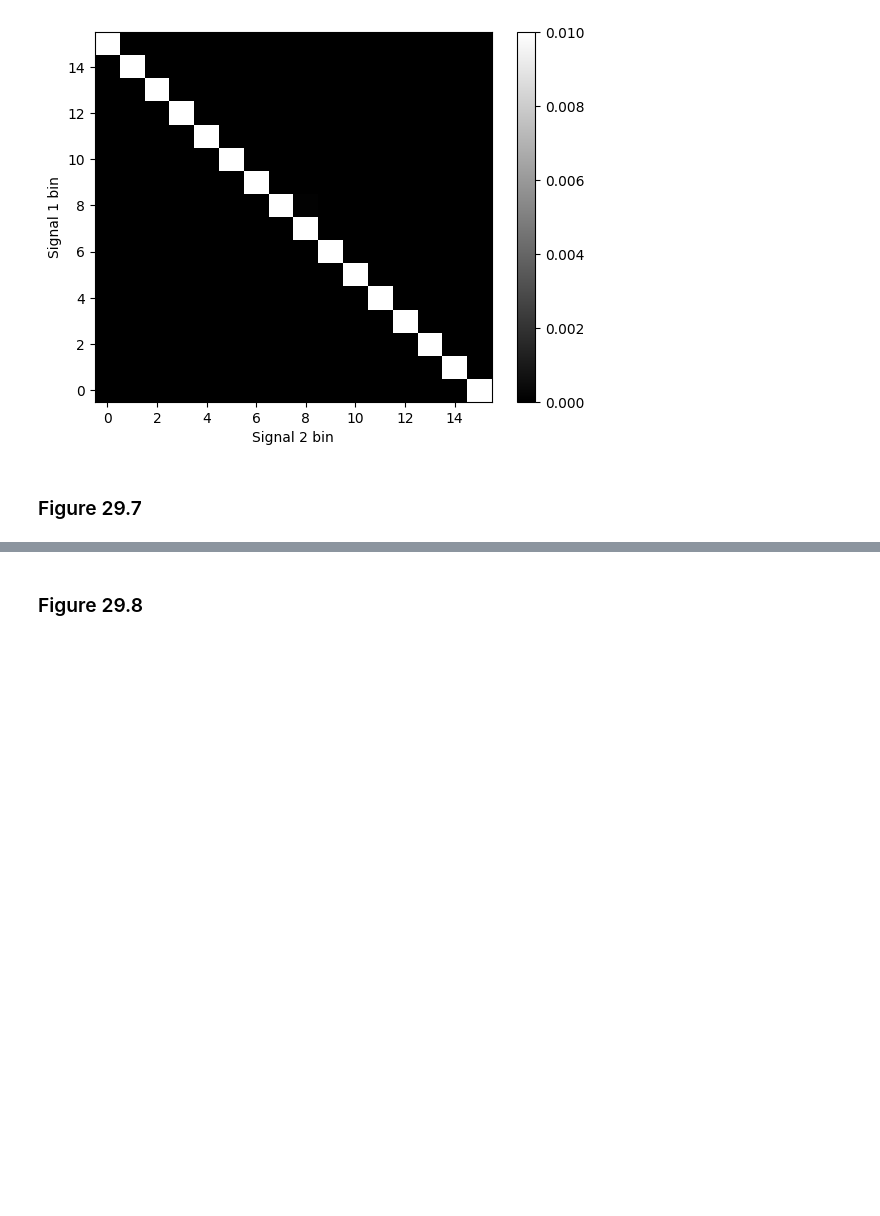
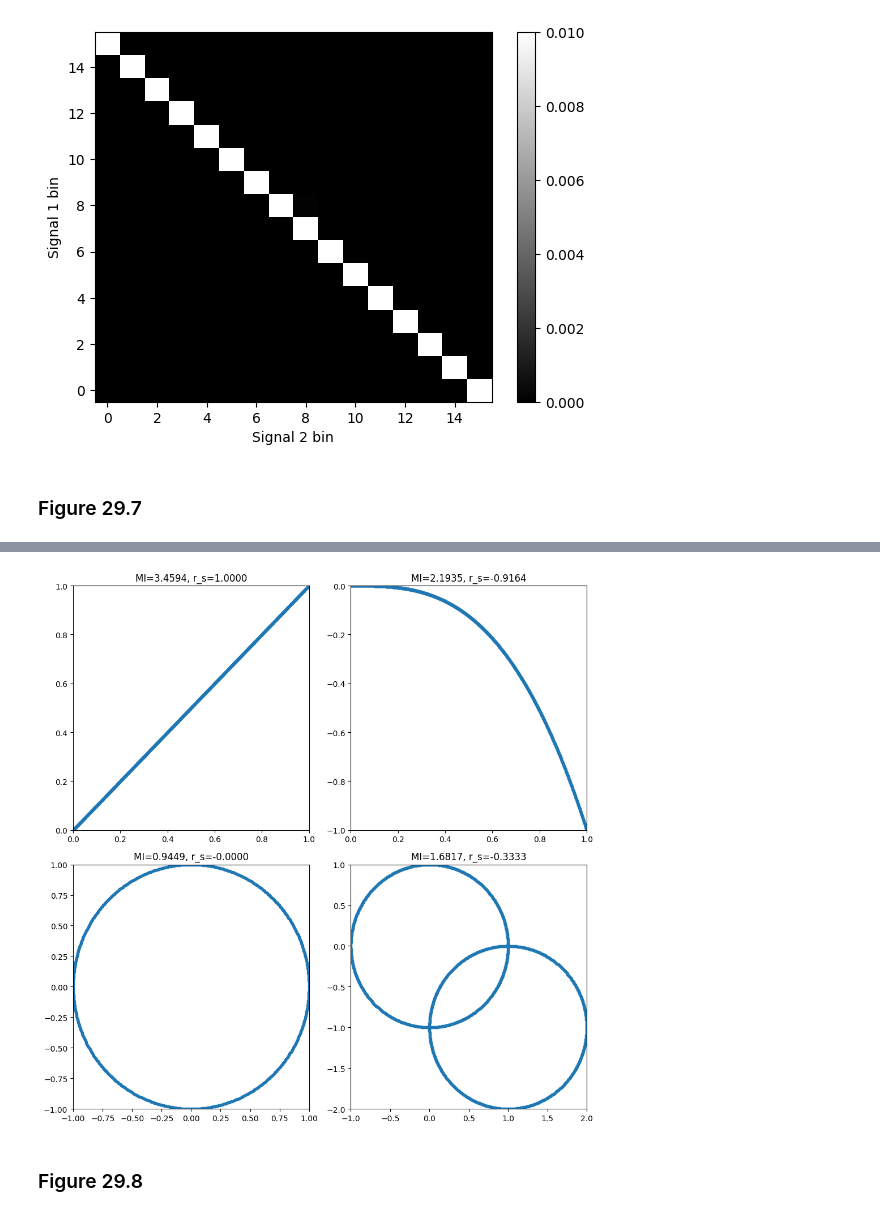
Before and after one commit to agencyenterprise/AnalyzingNeuralTimeSeries-Python, a Jupyter notebook: nbs/chapter29.ipynb, the cells around one changed output, grey strips where cells are left out. Cells and saved outputs as stored; diff of their text form; code cells hidden in the pictures; blank space fills up the shorter version.

```diff
--- a/nbs/chapter29.ipynb
+++ b/nbs/chapter29.ipynb
@@ -378,3 +316,43 @@ plt.show()
+# %%
+# Plot the signals and their mutual information
+plt.figure(figsize=(10, 10))
+
+plt.subplot(221)
+x = np.arange(0, 1.001, 0.001)
+y = x
+plt.plot(x, y, '.')
+plt.xlim([0, 1])
+plt.ylim([0, 1])
+plt.title(f'MI={mutualinformationx(x, y)[0]:.4f}, r_s={np.corrcoef(x, y)[0, 1]:.4f}')
+
+plt.subplot(222)
+x = np.arange(0, 1.001, 0.001)
+y = -x**3
+plt.plot(x, y, '.')
+plt.xlim([0, 1])
+plt.ylim([-1, 0])
+plt.title(f'MI={mutualinformationx(x, y)[0]:.4f}, r_s={np.corrcoef(x, y)[0, 1]:.4f}')
+
+plt.subplot(223)
+x = np.cos(np.arange(0, 2 * np.pi, 0.01))
+y = np.sin(np.arange(0, 2 * np.pi, 0.01))
+plt.plot(x, y, '.')
+plt.xlim([-1, 1])
+plt.ylim([-1, 1])
+plt.title(f'MI={mutualinformationx(x, y)[0]:.4f}, r_s={np.corrcoef(x, y)[0, 1]:.4f}')
+
+plt.subplot(224)
+x = np.concatenate([np.cos(np.arange(0, 2 * np.pi, 0.01)), np.cos(np.arange(0, 2 * np.pi, 0.01)) + 1])
+y = np.concatenate([np.sin(np.arange(0, 2 * np.pi, 0.01)), np.sin(np.arange(0, 2 * np.pi, 0.01)) - 1])
+plt.plot(x, y, '.')
+plt.xlim([-1, 2])
+plt.ylim([-2, 1])
+plt.title(f'MI={mutualinformationx(x, y)[0]:.4f}, r_s={np.corrcoef(x, y)[0, 1]:.4f}')
+
+plt.tight_layout()
+plt.show()
+# %% [output]
+[figure, added]
 # %% [markdown]
 ### Figure 29.8
 # %%
```
Also changed, not shown: parts of 8 cells of this notebook, 1 other file.
